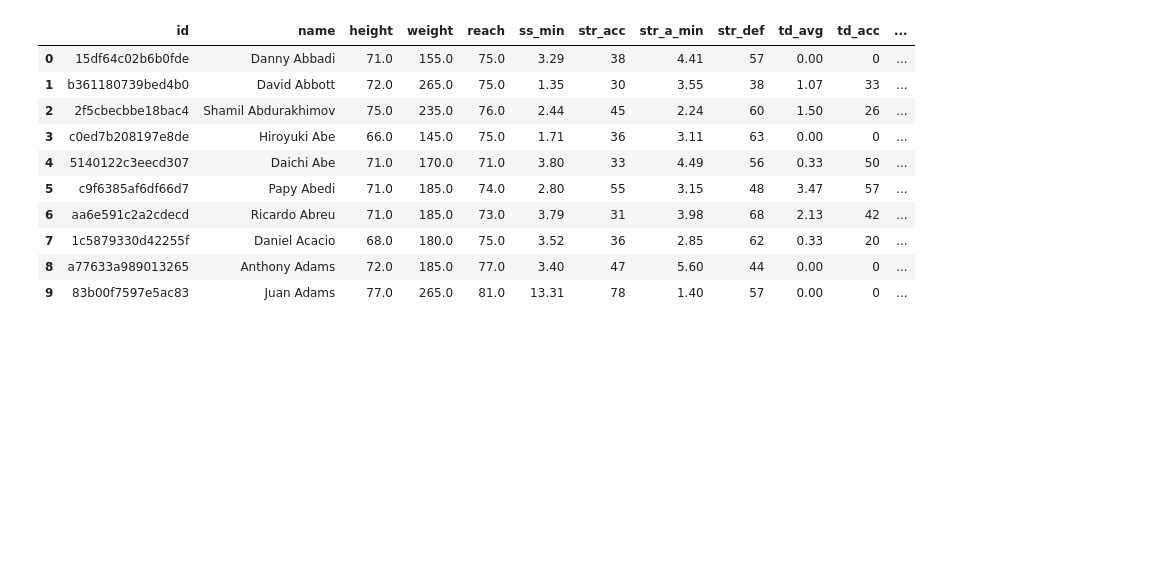
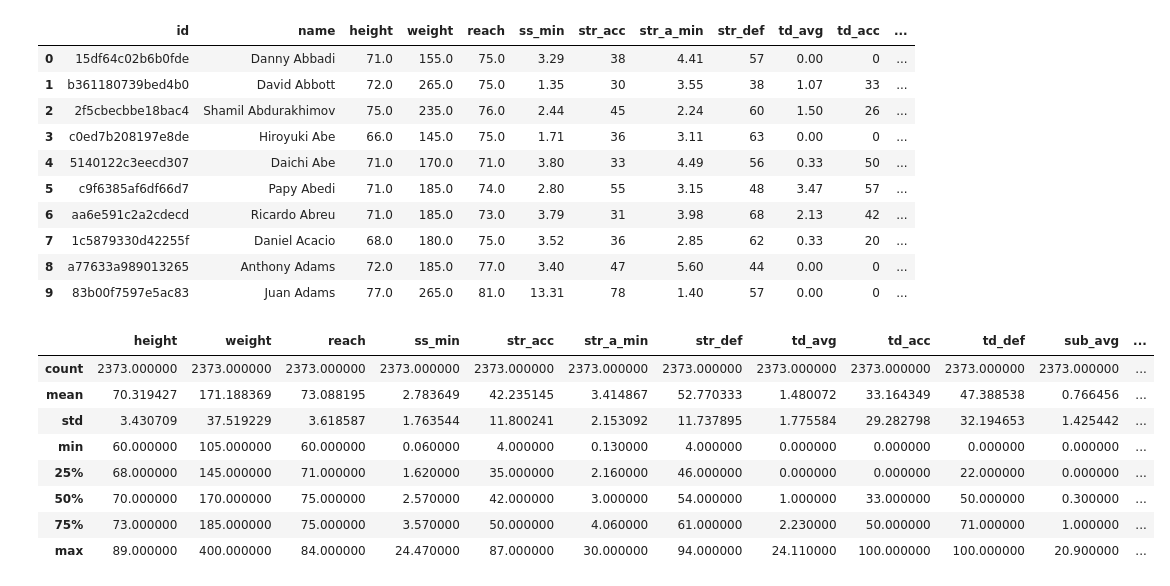
Before and after one commit to pkong97/mma-predictor, a Jupyter notebook: prediction-engine-fighters.ipynb, the cells around one changed output. Drawn from its saved outputs; the diff is of its cells as text; code cells hidden in the pictures; blank space fills up the shorter version.

Commit message:
data exploration

```diff
--- a/prediction-engine-fighters.ipynb
+++ b/prediction-engine-fighters.ipynb
@@ -8,7 +8,7 @@ import numpy as np
 import pandas as pd
 import matplotlib.pyplot as plt
 # %%
-df = pd.read_csv("fighter-database.csv")
+df = pd.read_csv("data/fighter-database.csv")
 df.head(20)
 # %% [output]
 |  | id | name | nickname | height | weight | reach | dob | ss_min | str_acc | str_a_min | str_def | ... |
@@ -185,3 +185,15 @@ df.head(10)
 | 7 | 1c5879330d42255f | Daniel Acacio | 68.0 | 180.0 | 75.0 | 3.52 | 36 | 2.85 | 62 | 0.33 | 20 | ... |
 | 8 | a77633a989013265 | Anthony Adams | 72.0 | 185.0 | 77.0 | 3.40 | 47 | 5.60 | 44 | 0.00 | 0 | ... |
 | 9 | 83b00f7597e5ac83 | Juan Adams | 77.0 | 265.0 | 81.0 | 13.31 | 78 | 1.40 | 57 | 0.00 | 0 | ... |
+# %%
+df.describe()
+# %% [output]
+|  | height | weight | reach | ss_min | str_acc | str_a_min | str_def | td_avg | td_acc | td_def | sub_avg | ... |
+| count | 2373.000000 | 2373.000000 | 2373.000000 | 2373.000000 | 2373.000000 | 2373.000000 | 2373.000000 | 2373.000000 | 2373.000000 | 2373.000000 | 2373.000000 | ... |
+| mean | 70.319427 | 171.188369 | 73.088195 | 2.783649 | 42.235145 | 3.414867 | 52.770333 | 1.480072 | 33.164349 | 47.388538 | 0.766456 | ... |
+| std | 3.430709 | 37.519229 | 3.618587 | 1.763544 | 11.800241 | 2.153092 | 11.737895 | 1.775584 | 29.282798 | 32.194653 | 1.425442 | ... |
+| min | 60.000000 | 105.000000 | 60.000000 | 0.060000 | 4.000000 | 0.130000 | 4.000000 | 0.000000 | 0.000000 | 0.000000 | 0.000000 | ... |
+| 25% | 68.000000 | 145.000000 | 71.000000 | 1.620000 | 35.000000 | 2.160000 | 46.000000 | 0.000000 | 0.000000 | 22.000000 | 0.000000 | ... |
+| 50% | 70.000000 | 170.000000 | 75.000000 | 2.570000 | 42.000000 | 3.000000 | 54.000000 | 1.000000 | 33.000000 | 50.000000 | 0.300000 | ... |
+| 75% | 73.000000 | 185.000000 | 75.000000 | 3.570000 | 50.000000 | 4.060000 | 61.000000 | 2.230000 | 50.000000 | 71.000000 | 1.000000 | ... |
+| max | 89.000000 | 400.000000 | 84.000000 | 24.470000 | 87.000000 | 30.000000 | 94.000000 | 24.110000 | 100.000000 | 100.000000 | 20.900000 | ... |
```
Also changed, not shown: 7 other files.
